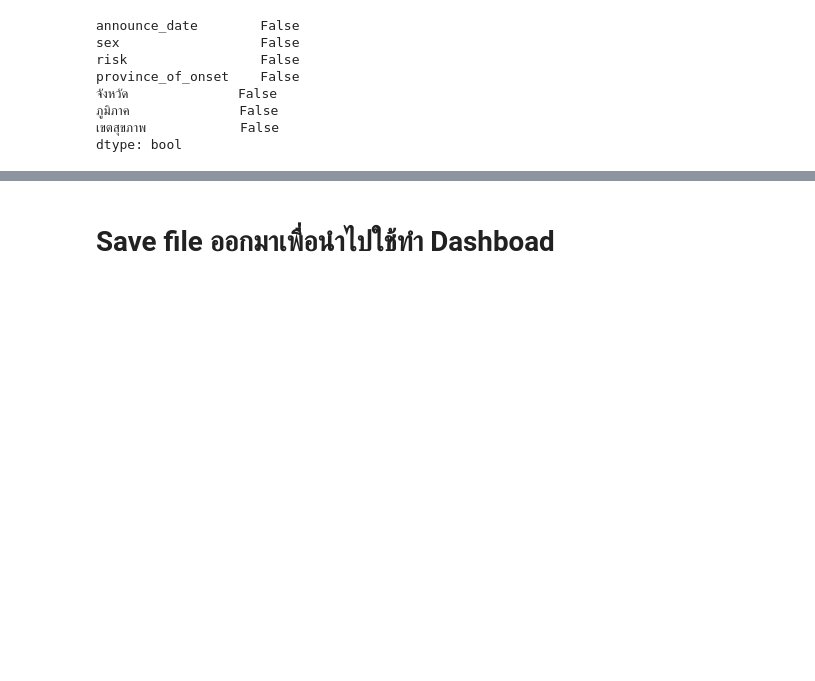
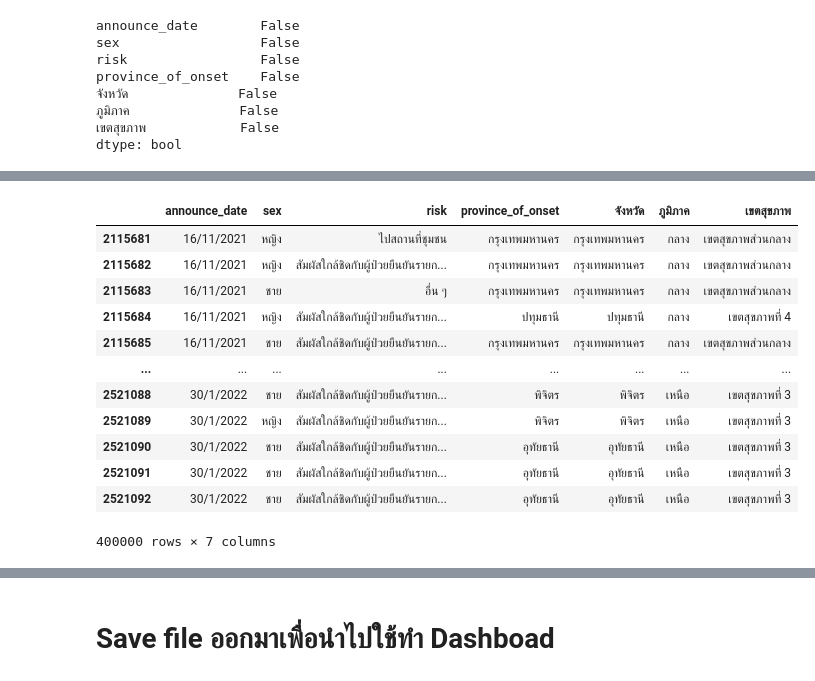
Before and after one commit to kittimaxz/data_viz_2022, a Jupyter notebook: Project.ipynb, the cells around one changed output, grey strips where cells are left out. Cells and saved outputs as stored; diff of their text form; code cells hidden in the pictures; blank space fills up the shorter version.

```diff
--- a/Project.ipynb
+++ b/Project.ipynb
@@ -1145,0 +1148,17 @@ data_dashboard4
+# %%
+data_dashboard6 = data_project.iloc[2000000:2400000,:]
+data_dashboard6
+# %% [output]
+|  | announce_date | sex | risk | province_of_onset | จังหวัด | ภูมิภาค | เขตสุขภาพ |
+| 2115681 | 16/11/2021 | หญิง | ไปสถานที่ชุมชน | กรุงเทพมหานคร | กรุงเทพมหานคร | กลาง | เขตสุขภาพส่วนกลาง |
+| 2115682 | 16/11/2021 | หญิง | สัมผัสใกล้ชิดกับผู้ป่วยยืนยันรายก... | กรุงเทพมหานคร | กรุงเทพมหานคร | กลาง | เขตสุขภาพส่วนกลาง |
+| 2115683 | 16/11/2021 | ชาย | อื่น ๆ | กรุงเทพมหานคร | กรุงเทพมหานคร | กลาง | เขตสุขภาพส่วนกลาง |
+| 2115684 | 16/11/2021 | หญิง | สัมผัสใกล้ชิดกับผู้ป่วยยืนยันรายก... | ปทุมธานี | ปทุมธานี | กลาง | เขตสุขภาพที่ 4 |
+| 2115685 | 16/11/2021 | ชาย | สัมผัสใกล้ชิดกับผู้ป่วยยืนยันรายก... | กรุงเทพมหานคร | กรุงเทพมหานคร | กลาง | เขตสุขภาพส่วนกลาง |
+| ... | ... | ... | ... | ... | ... | ... | ... |
+| 2521088 | 30/1/2022 | ชาย | สัมผัสใกล้ชิดกับผู้ป่วยยืนยันรายก... | พิจิตร | พิจิตร | เหนือ | เขตสุขภาพที่ 3 |
+| 2521089 | 30/1/2022 | หญิง | สัมผัสใกล้ชิดกับผู้ป่วยยืนยันรายก... | พิจิตร | พิจิตร | เหนือ | เขตสุขภาพที่ 3 |
+| 2521090 | 30/1/2022 | ชาย | สัมผัสใกล้ชิดกับผู้ป่วยยืนยันรายก... | อุทัยธานี | อุทัยธานี | เหนือ | เขตสุขภาพที่ 3 |
+| 2521091 | 30/1/2022 | ชาย | สัมผัสใกล้ชิดกับผู้ป่วยยืนยันรายก... | อุทัยธานี | อุทัยธานี | เหนือ | เขตสุขภาพที่ 3 |
+| 2521092 | 30/1/2022 | ชาย | สัมผัสใกล้ชิดกับผู้ป่วยยืนยันรายก... | อุทัยธานี | อุทัยธานี | เหนือ | เขตสุขภาพที่ 3 |
+400000 rows × 7 columns
```
Also changed, not shown: parts of 14 cells of this notebook.
